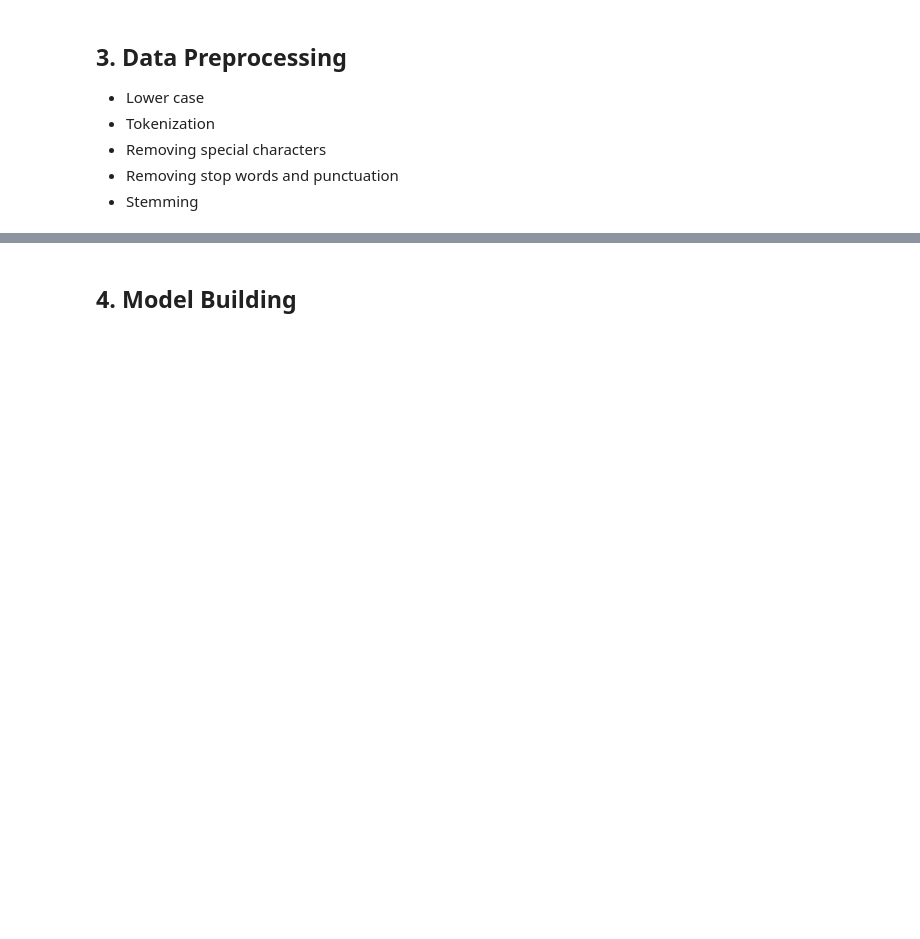
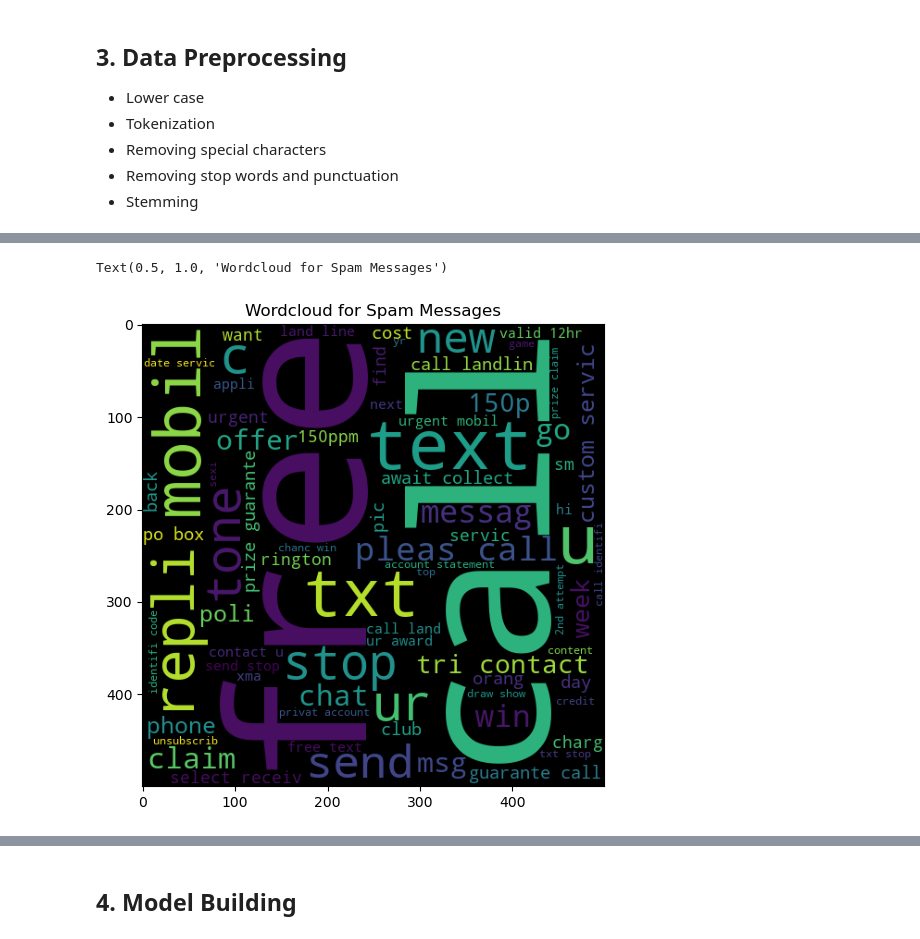
Before and after one commit to Aditya-Poddar/infra-automation-and-sms-spam-detection, a Jupyter notebook: sms-spam-detection.ipynb, the cells around one changed output, grey strips where cells are left out. Drawn from its saved outputs; the diff is of its cells as text; code cells hidden in the pictures; blank space fills up the shorter version.

```diff
--- a/sms-spam-detection.ipynb
+++ b/sms-spam-detection.ipynb
@@ -246,0 +285,4 @@ sns.heatmap(df.corr(),annot=True)
+# %%
+# for stemming
+from nltk.stem.porter import PorterStemmer
+ps=PorterStemmer()
@@ -286,4 +359,4 @@ df.head()
 # %%
 from wordcloud import WordCloud
-wc = WordCloud(width=500,height=500,min_font_size=10,background_color='white')
+wc = WordCloud(width=500,height=500,min_font_size=10,background_color='black')
 # %%
@@ -291,4 +365,8 @@ spam_wc = wc.generate(df[df['target'] == 1]['transformed_text'].str.cat(sep=" ")
 # %%
 plt.figure(figsize=(15,6))
 plt.imshow(spam_wc)
+plt.title("Wordcloud for Spam Messages")
+# %% [output]
+Text(0.5, 1.0, 'Wordcloud for Spam Messages')
+[figure, added]
 # %%
```
Also changed, not shown: parts of 50 cells of this notebook, 7 other files.
